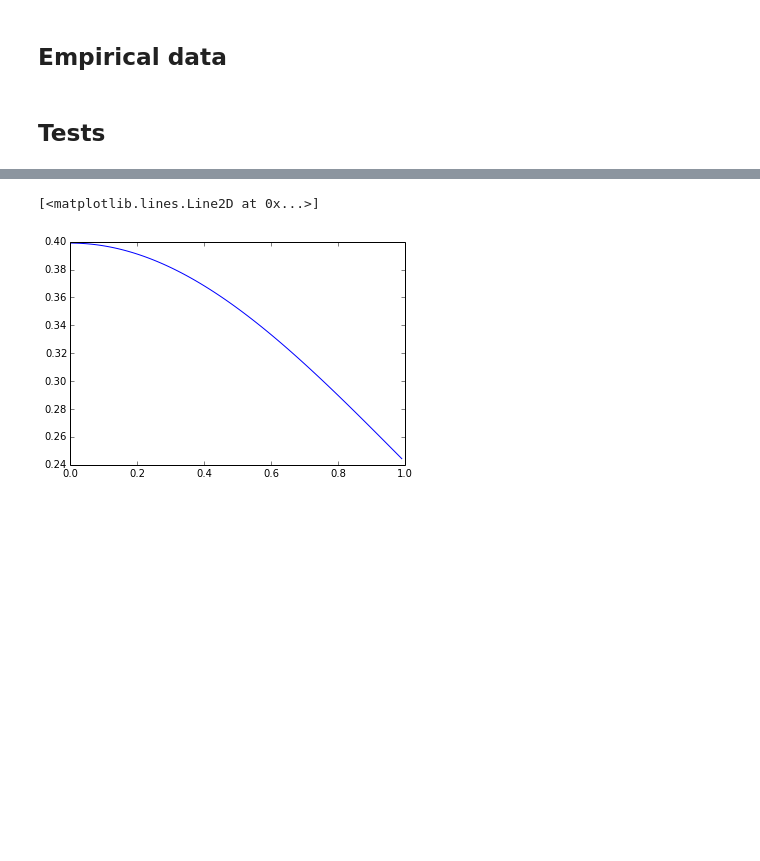
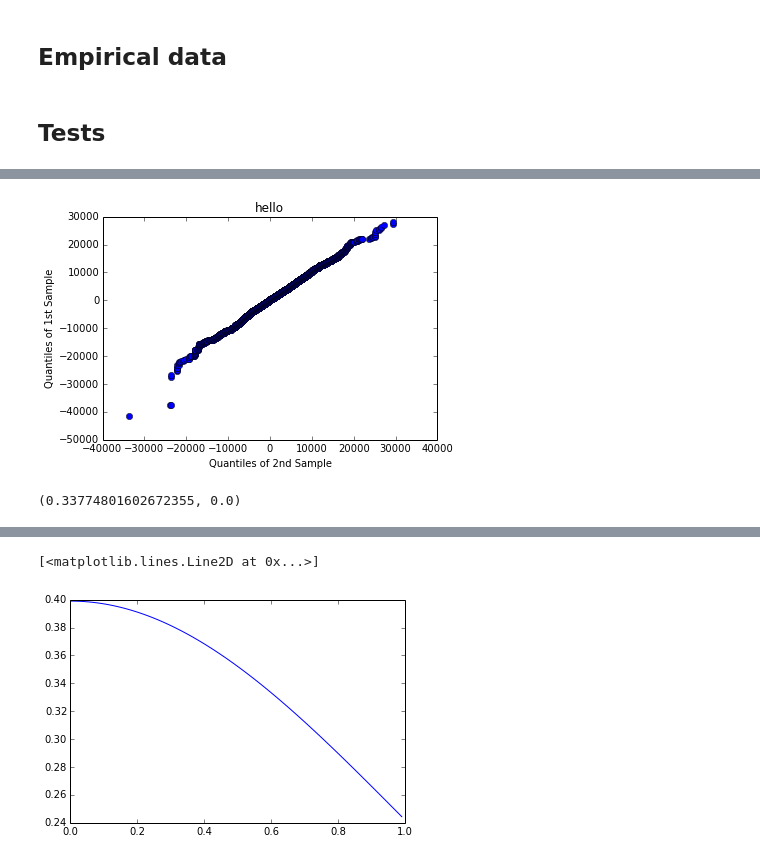
Before and after one commit to vankempen/Thesis, a Jupyter notebook: Simulation/Statistical Analysis.ipynb, the cells around one changed output, grey strips where cells are left out. Cells and saved outputs as stored; diff of their text form; code cells hidden in the pictures; blank space fills up the shorter version.

```diff
--- a/Simulation/Statistical Analysis.ipynb
+++ b/Simulation/Statistical Analysis.ipynb
@@ -52,0 +51,5 @@ stats.kstest(na, 'norm', args=(5, 10))
+# %%
+fig = qqplot_2samples(aRet, np.random.choice(bRet, aRet.shape[0]))
+_ = title("hello")
+# %% [output]
+[figure, added]
@@ -52,0 +58,6 @@ stats.kstest(na, 'norm', args=(5, 10))
+# %%
+a = np.random.normal(loc=np.mean(aRet), scale=np.std(aRet), size=aRet.shape[0])
+
+stats.kstest(bRet, 'norm')
+# %% [output]
+(0.33774801602672355, 0.0)
```
Also changed, not shown: parts of 8 cells of this notebook, 9 other files.
